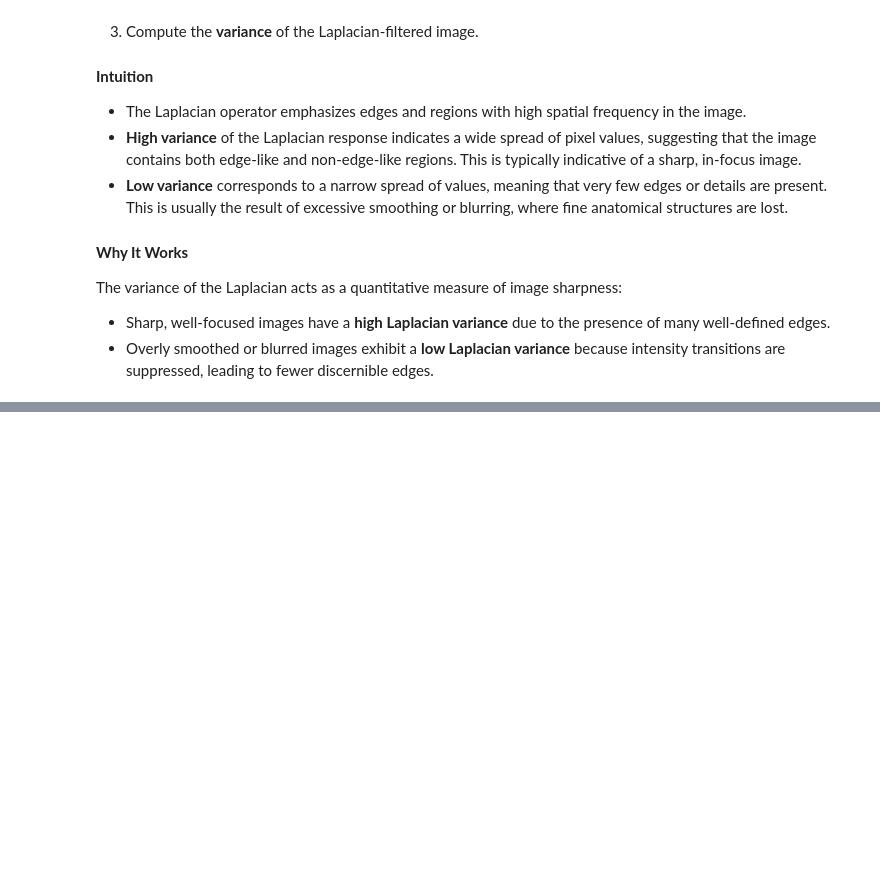
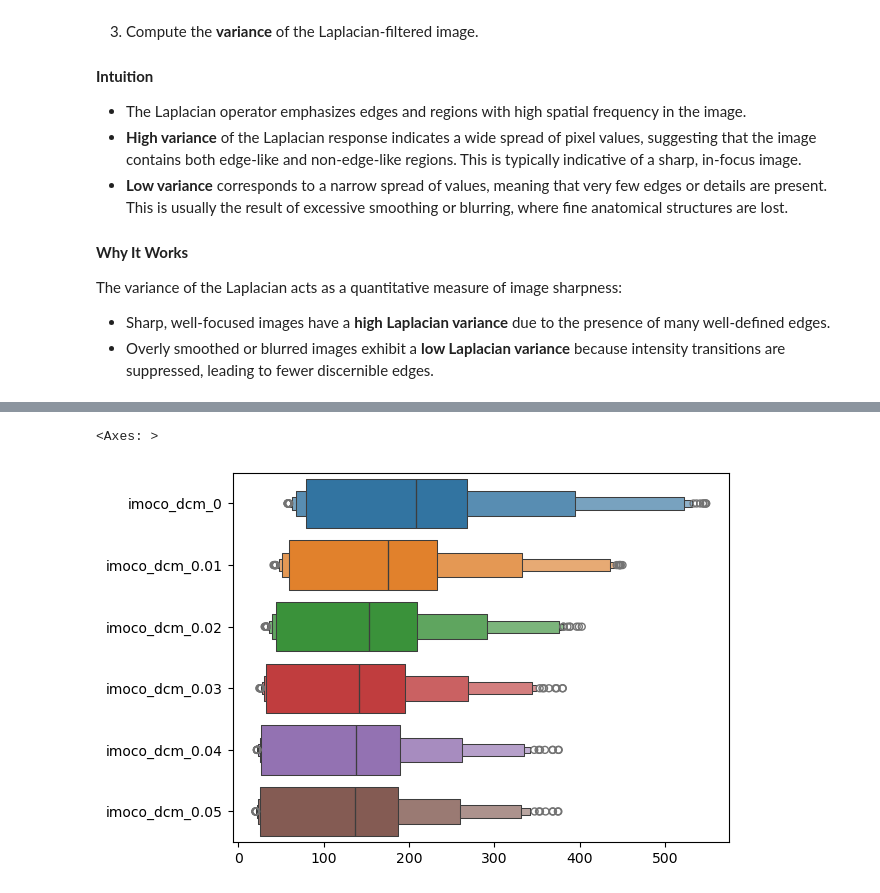
Before and after one commit to akshdeepsandhu/MRI, a Jupyter notebook: src/imoco_metrics/alt-metrics.ipynb, the cells around one changed output, grey strips where cells are left out. Drawn from its saved outputs; the diff is of its cells as text; code cells hidden in the pictures; blank space fills up the shorter version.

Commit message:
added new section with sobel and scharr grad results

```diff
--- a/src/imoco_metrics/alt-metrics.ipynb
+++ b/src/imoco_metrics/alt-metrics.ipynb
@@ -116,7 +104,0 @@ variance_df.head()
-# %%
-test_path = '/Users/akshdeepsandhu/Desktop/imoco_lammy_testing/imrh_0110b/imoco_dcm_0'
-dicom_vol = load_dicom_series(test_path)
-variance_dcm = dcm_var_of_lap(dicom_vol)
-
-sns.violinplot(variance_dcm)
-print(pd.Series(variance_dcm).describe())
@@ -133,0 +151,39 @@ dtype: float64
+# %%
+def sobel_grad_magnitude(slice):
+    "compute mean sobel filter gradient"
+    gX = cv2.Sobel(slice, cv2.CV_64F, dx=1, dy=0, ksize=3)
+    gY = cv2.Sobel(slice, cv2.CV_64F, dx=0, dy=1, ksize=3)
+    grad = np.sqrt(gX**2 + gY**2)
+    return grad.mean()
+
+def scharr_grad_magnitude(slice):
+    "compute mean scharr filter gradient"
+    gX = cv2.Scharr(slice, cv2.CV_64F, dx=1, dy=0)
+    gY = cv2.Scharr(slice, cv2.CV_64F, dx=0, dy=1)
+    grad = np.sqrt(gX**2 + gY**2)
+    return grad.mean()
+
+def dcm_sobel(dicom_vol):
+    return [sobel_grad_magnitude(dicom_vol[slice, : , :]) for slice in range(dicom_vol.shape[0])]
+
+def dcm_scharr(dicom_vol):
+    return [scharr_grad_magnitude(dicom_vol[slice, : , :]) for slice in range(dicom_vol.shape[0])]
+# %%
+base_folder = '/Users/akshdeepsandhu/Desktop/imoco_lammy_testing/imrh_0110b/'
+lammy_sobel_grad = {}
+lammy_scharr_grad = {}
+
+for folder_name in sorted(os.listdir(base_folder)):
+    if folder_name.startswith('imoco_dcm_'):
+        folder_path = os.path.join(base_folder,folder_name)
+        dicom_vol  = load_dicom_series(folder_path)
+        sobel_grad_dcm = dcm_sobel(dicom_vol)
+        lammy_sobel_grad[folder_name] = sobel_grad_dcm
+        scharr_grad_dcm = dcm_scharr(dicom_vol)
+        lammy_scharr_grad[folder_name] = scharr_grad_dcm
+# %%
+sobel_df = pd.DataFrame(lammy_sobel_grad)
+sns.boxenplot(sobel_df, orient='h')
+# %% [output]
+<Axes: >
+[figure, added]
```
Also changed, not shown: parts of 6 cells of this notebook.
